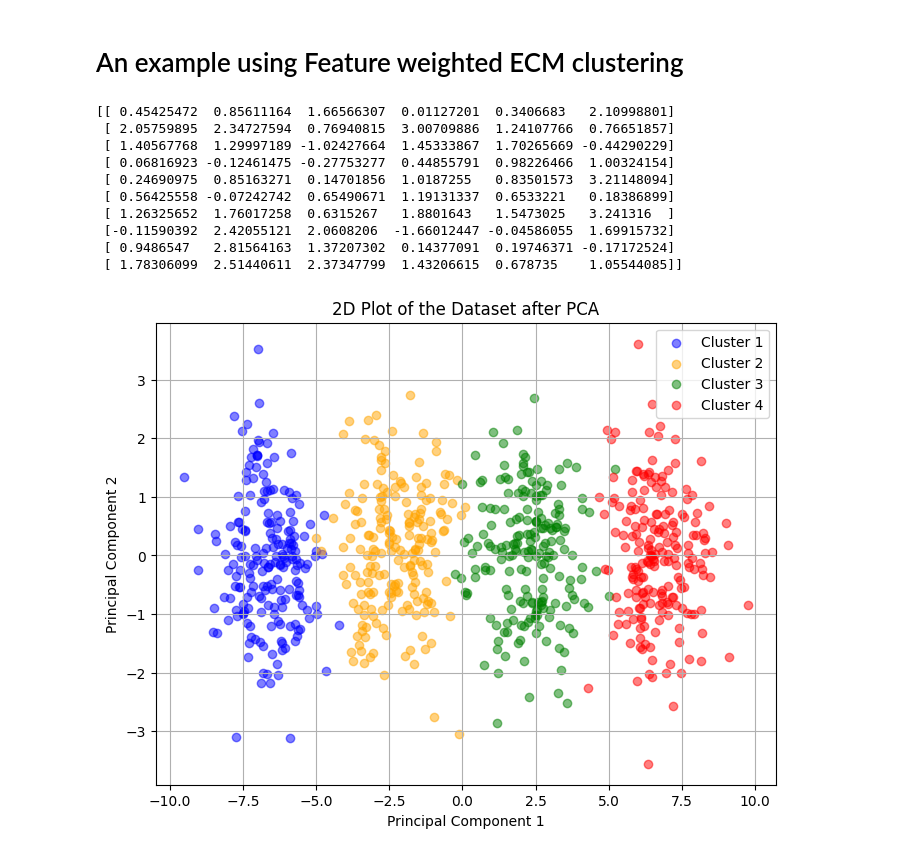
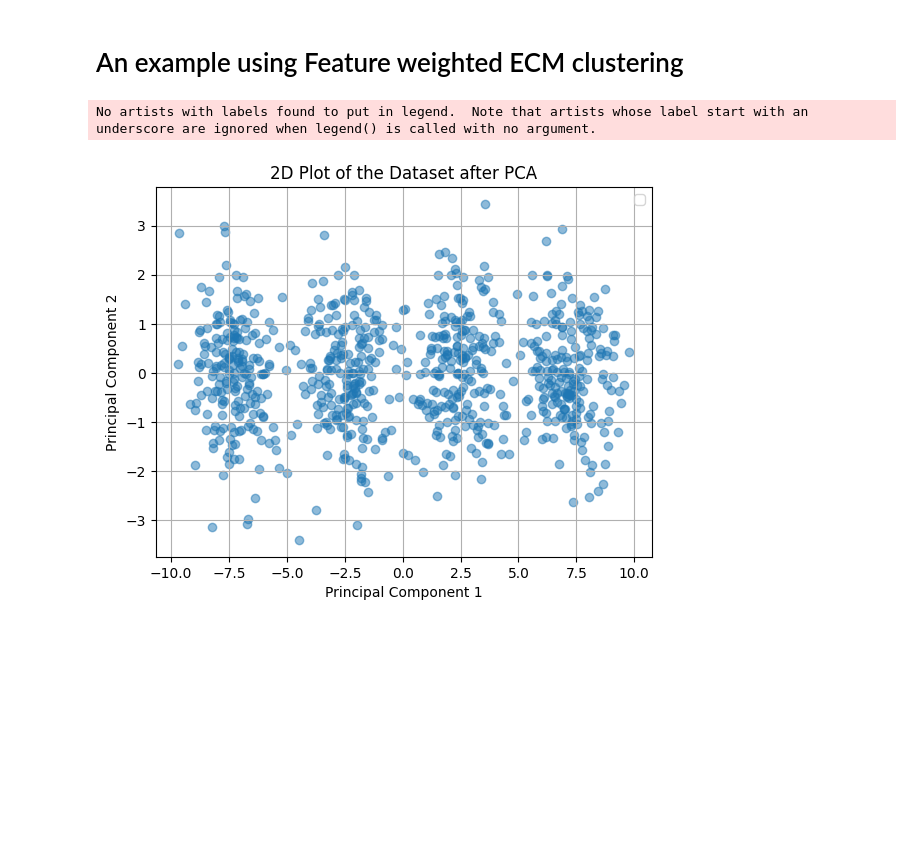
Before and after one commit to tridogithub/evclust, a Jupyter notebook: docs/fwecm_experiment.ipynb, the cells around one changed output. Saved outputs shown, nothing was run; the diff lists cells and outputs as text; code cells hidden in the pictures; blank space fills up the shorter version.

Commit message:
Add labels to dataset

```diff
--- a/docs/fwecm_experiment.ipynb
+++ b/docs/fwecm_experiment.ipynb
@@ -13,57 +13,42 @@ from sklearn.metrics import adjusted_rand_score, silhouette_score
 # %%
 ## Generating data set
 # Number of points in each cluster
 num_points = 200
 
 # Number of dimensions for each point
 num_dimensions = 6
 
 # Mean and covariance matrices for each cluster
 cluster_params = [
-    {"mean": [1, 1, 1, 1, 1, 1], "covariance": np.eye(6)},
-    {"mean": [3, 3, 3, 3, 3, 3], "covariance": np.eye(6)},
-    {"mean": [5, 5, 5, 5, 5, 5], "covariance": np.eye(6)},
-    {"mean": [7, 7, 7, 7, 7, 7], "covariance": np.eye(6)}
+    {"mean": [1, 1, 1, 1, 1, 1], "covariance": np.eye(6), "label": 0},
+    {"mean": [3, 3, 3, 3, 3, 3], "covariance": np.eye(6), "label": 1},
+    {"mean": [5, 5, 5, 5, 5, 5], "covariance": np.eye(6), "label": 2},
+    {"mean": [7, 7, 7, 7, 7, 7], "covariance": np.eye(6), "label": 3}
 ]
 
 # Generate data for each cluster
+# data = np.concatenate([np.random.multivariate_normal(params["mean"], params["covariance"], num_points) for params in cluster_params])
 dataset = np.concatenate(
-    [np.random.multivariate_normal(params["mean"], params["covariance"], num_points) for params in cluster_params])
+    [np.column_stack((np.random.multivariate_normal(params["mean"], params["covariance"], num_points),
+                      np.full((num_points, 1), params["label"]))) for params in cluster_params])
 df = pd.DataFrame(data=dataset[:, :-1])
-
-print(dataset[:10])
 
 # Perform PCA for dimensionality reduction
 pca = PCA(n_components=2)  # Reduce to 2 dimensions
 data_reduced = pca.fit_transform(dataset[:, :-1])
 
 # Plot the reduced dataset with different colors for each cluster
-plt.figure(figsize=(8, 6))
-colors = ['blue', 'orange', 'green', 'red']  # Define colors for clusters
-for i, params in enumerate(cluster_params):
-    plt.scatter(data_reduced[i * num_points:(i + 1) * num_points, 0],
-                data_reduced[i * num_points:(i + 1) * num_points, 1],
-                alpha=0.5,
-                label=f'Cluster {i + 1}',
-                c=colors[i])
+# plt.figure(figsize=(8, 6))
+plt.scatter(data_reduced[:, 0], data_reduced[:, 1], alpha=0.5)
 plt.title('2D Plot of the Dataset after PCA')
 plt.xlabel('Principal Component 1')
 plt.ylabel('Principal Component 2')
 plt.legend()
 plt.grid(True)
 plt.show()
 # %% [output]
-[[ 0.45425472  0.85611164  1.66566307  0.01127201  0.3406683   2.10998801]
- [ 2.05759895  2.34727594  0.76940815  3.00709886  1.24107766  0.76651857]
- [ 1.40567768  1.29997189 -1.02427664  1.45333867  1.70265669 -0.44290229]
- [ 0.06816923 -0.12461475 -0.27753277  0.44855791  0.98226466  1.00324154]
- [ 0.24690975  0.85163271  0.14701856  1.0187255   0.83501573  3.21148094]
- [ 0.56425558 -0.07242742  0.65490671  1.19131337  0.6533221   0.18386899]
- [ 1.26325652  1.76017258  0.6315267   1.8801643   1.5473025   3.241316  ]
- [-0.11590392  2.42055121  2.0608206  -1.66012447 -0.04586055  1.69915732]
- [ 0.9486547   2.81564163  1.37207302  0.14377091  0.19746371 -0.17172524]
- [ 1.78306099  2.51440611  2.37347799  1.43206615  0.678735    1.05544085]]
+No artists with labels found to put in legend.  Note that artists whose label start with an underscore are ignored when legend() is called with no argument.
-[figure, old version]
+[figure, new version]
 # %%
 # Feature weighted ECM clustering
 c=4
```
Also changed, not shown: parts of 1 cell of this notebook.
